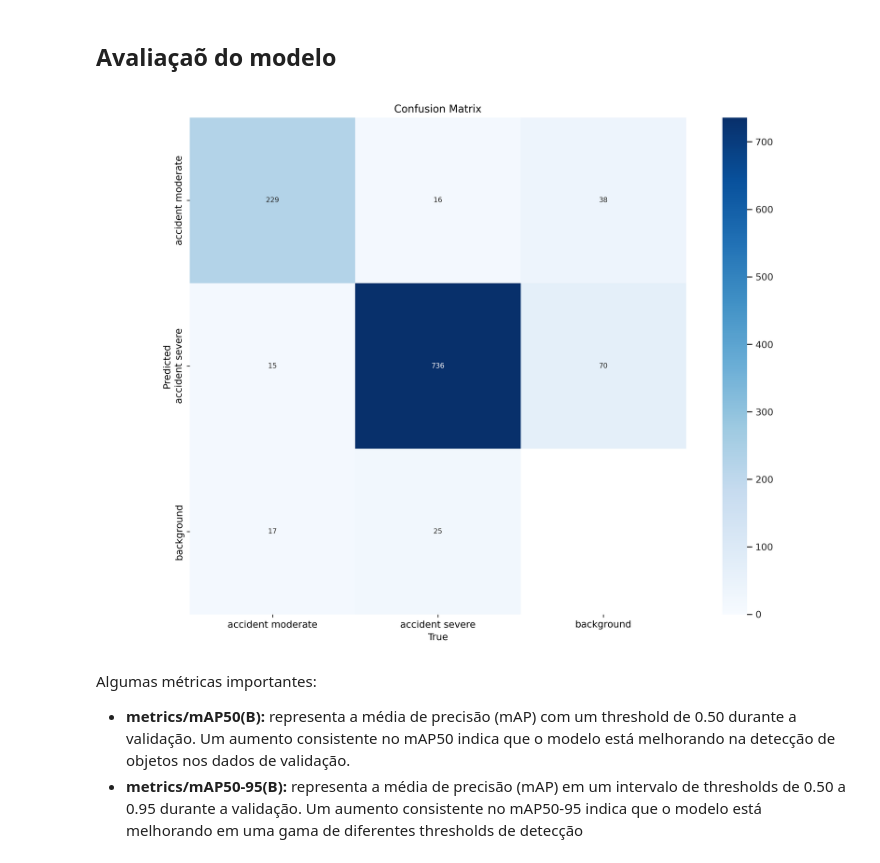
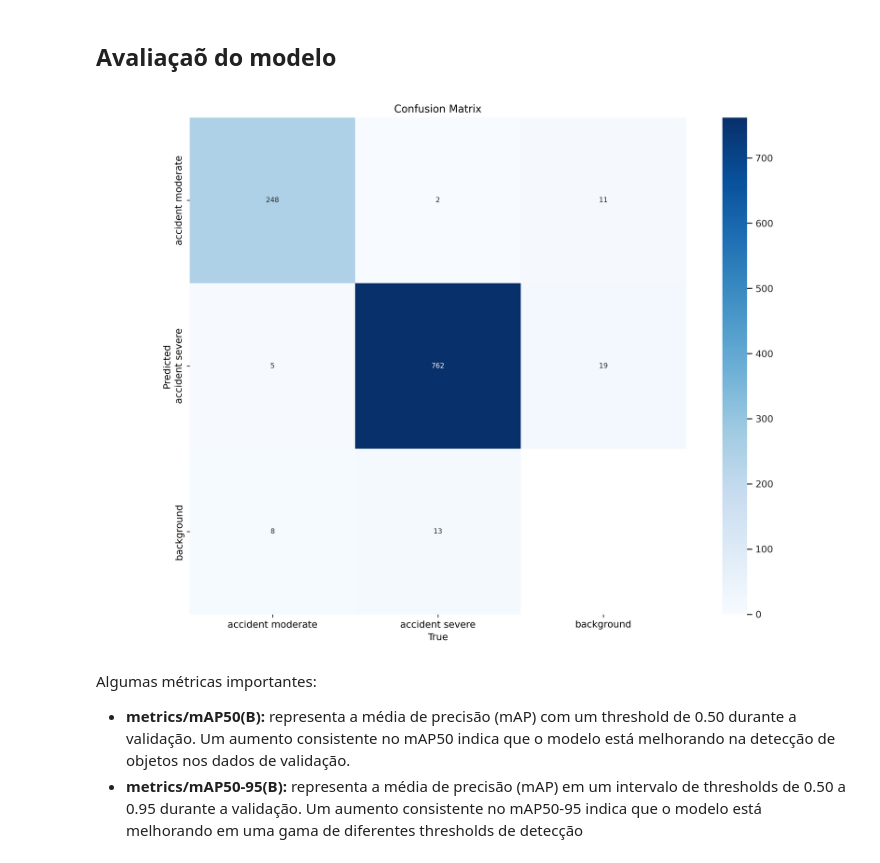
Before and after one commit to gustavocoiimbra/-programa-k-organizacao-trafego, a Jupyter notebook: deteccao_de_acidentes.ipynb, the cells around one changed output. Drawn from its saved outputs; the diff is of its cells as text; code cells hidden in the pictures.

```diff
--- a/deteccao_de_acidentes.ipynb
+++ b/deteccao_de_acidentes.ipynb
@@ -92,9 +147,9 @@ os.fork() was called. os.fork() is incompatible with multithreaded code, and JAX
 ## Avaliaçaõ do modelo
 # %%
 # Confusion-Matrix
-Image(f'{HOME}/runs/detect/yolov8n_detections4/confusion_matrix.png', width=800)
+Image(f'{HOME}/runs/detect/train/confusion_matrix.png', width=800)
 # %% [output]
-[figure, old version]
+[figure, new version]
 # %% [markdown]
 Algumas métricas importantes:
 
```
Also changed, not shown: parts of 10 cells of this notebook.
